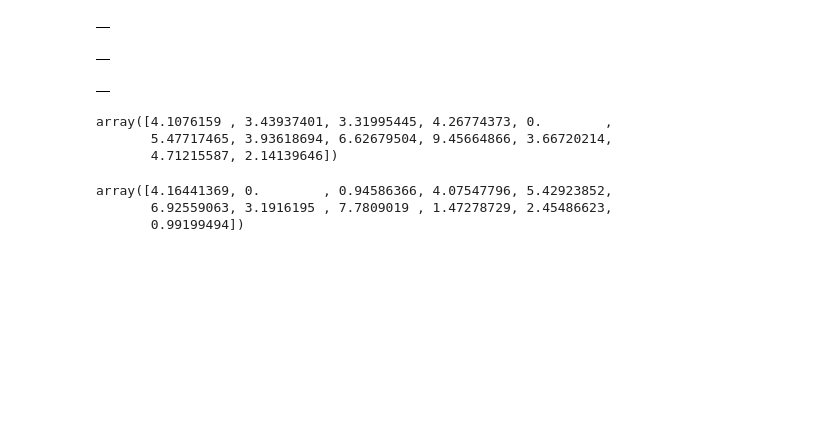
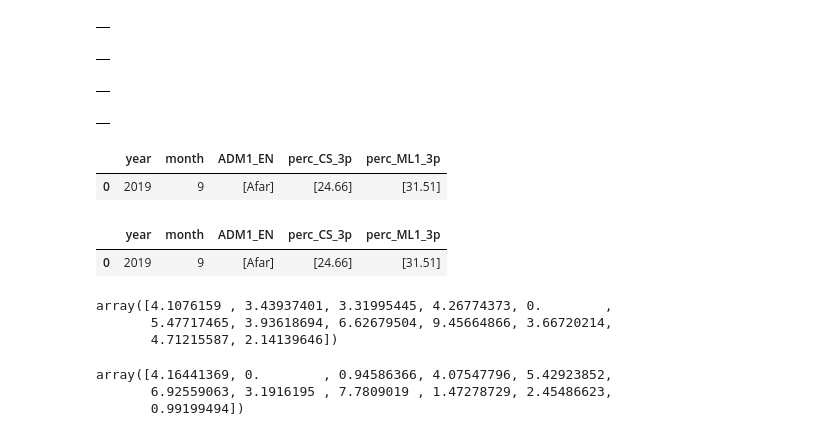
Before and after one commit to OCHA-DAP/pa-aa-food-insecurity, a Jupyter notebook: ethiopia/GlobalIPC.ipynb, the cells around one changed output. Drawn from its saved outputs; the diff is of its cells as text; code cells hidden in the pictures; blank space fills up the shorter version.

Commit message:
additional analysis
also on adm2 level

```diff
--- a/ethiopia/GlobalIPC.ipynb
+++ b/ethiopia/GlobalIPC.ipynb
@@ -110,4 +92,5 @@ df_ipcp["trigger_CS_4_2"]=df_ipcp.apply(lambda x: get_trigger(x,"CS",4,2.5),axis
 df_ipcp["trigger_CS_4_20"]=df_ipcp.apply(lambda x: get_trigger(x,"CS",4,20),axis=1)
 df_ipcp["trigger_CS_4_10"]=df_ipcp.apply(lambda x: get_trigger(x,"CS",4,10),axis=1)
 df_ipcp["trigger_ML1_4_10"]=df_ipcp.apply(lambda x: get_trigger(x,"ML1",4,10),axis=1)
+df_ipcp["trigger_ML1_4_20"]=df_ipcp.apply(lambda x: get_trigger(x,"ML1",4,20),axis=1)
 df_ipcp["trigger_CS_4_1"]=df_ipcp.apply(lambda x: get_trigger(x,"CS",4,0.1),axis=1)
@@ -114,3 +134,26 @@ df_ipcp["trigger_CS_4_1"]=df_ipcp.apply(lambda x: get_trigger(x,"CS",4,0.1),axis
+# %%
+#get yes/no for different thresholds
+df_ipcp["trigger_CS_3_20"]=df_ipcp.apply(lambda x: get_trigger(x,"CS",3,20),axis=1)
+df_ipcp["trigger_CS_3_40"]=df_ipcp.apply(lambda x: get_trigger(x,"CS",3,40),axis=1)
+df_ipcp["trigger_CS_4_2"]=df_ipcp.apply(lambda x: get_trigger(x,"CS",4,2.5),axis=1)
+df_ipcp["trigger_CS_4_20"]=df_ipcp.apply(lambda x: get_trigger(x,"CS",4,20),axis=1)
+df_ipcp["trigger_CS_4_10"]=df_ipcp.apply(lambda x: get_trigger(x,"CS",4,10),axis=1)
+df_ipcp["trigger_CS_4_1"]=df_ipcp.apply(lambda x: get_trigger(x,"CS",4,0.1),axis=1)
+df_ipcp["trigger_ML1_3_5"]=df_ipcp.apply(lambda x: get_trigger(x,"ML1",3,5),axis=1)
+df_ipcp["trigger_ML1_4_2"]=df_ipcp.apply(lambda x: get_trigger(x,"ML1",4,2.5),axis=1)
+df_ipcp["trigger_ML1_4_20"]=df_ipcp.apply(lambda x: get_trigger(x,"ML1",4,20),axis=1)
+df_ipcp["trigger_ML1_3_20"]=df_ipcp.apply(lambda x: get_trigger(x,"ML1",3,20),axis=1)
+df_ipcp["trigger_ML1_3_30"]=df_ipcp.apply(lambda x: get_trigger(x,"ML1",3,30),axis=1)
+df_ipcp["trigger_ML1_3_5ir"]=df_ipcp.apply(lambda x: get_trigger_increase_rel(x,3,5),axis=1)
+df_ipcp["trigger_ML1_3_40ir"]=df_ipcp.apply(lambda x: get_trigger_increase_rel(x,3,40),axis=1)
+df_ipcp["trigger_ML1_3_70ir"]=df_ipcp.apply(lambda x: get_trigger_increase_rel(x,3,70),axis=1)
+df_ipcp["trigger_ML1_3_5i"]=df_ipcp.apply(lambda x: get_trigger_increase(x,3,5),axis=1)
+df_ipcp["trigger_ML1_3_10i"]=df_ipcp.apply(lambda x: get_trigger_increase(x,3,10),axis=1)
+df_ipcp["trigger_ML1_3_20i"]=df_ipcp.apply(lambda x: get_trigger_increase(x,3,20),axis=1)
+df_ipcp["trigger_ML1_3_30i"]=df_ipcp.apply(lambda x: get_trigger_increase(x,3,30),axis=1)
+df_ipcp["trigger_ML1_3_40i"]=df_ipcp.apply(lambda x: get_trigger_increase(x,3,40),axis=1)
+df_ipcp["trigger_ML1_3_50i"]=df_ipcp.apply(lambda x: get_trigger_increase(x,3,50),axis=1)
+df_ipcp["trigger_ML1_3_70i"]=df_ipcp.apply(lambda x: get_trigger_increase(x,3,70),axis=1)
 # %%
 for c in [f"CS_{i}" for i in range(1,6)]+[f"ML1_{i}" for i in range(1,6)]:
     status=c.split("_")[0]
@@ -156,6 +199,40 @@ display(df_an7.groupby(['year', 'month'], as_index=False)['ADM1_EN'].agg(lambda
 dict_an["an7"]={"df":df_an7,"trig_cols":["ML1_4"],"desc":"ML14+ at 10% (current situation)"}
 # %% [output]
 |  |
+# %%
+#Analysis: ML14+ at 20% (current situation)
+df_an8 = df_ipcp.loc[df_ipcp['trigger_ML1_4_20']==1]
+display(df_an8.groupby(['year', 'month'], as_index=False)['ADM1_EN'].agg(lambda x: list(x)))
+dict_an["an8"]={"df":df_an8,"trig_cols":["ML1_4"],"desc":"ML14+ at 20% (current situation)"}
+# %% [output]
+|  |
+# %%
+#calculate percentage of population per status and level
+for status in ["CS","ML1","ML2"]:
+    for i in range(1,6):
+        c=f"{status}_{i}"
+        df_ipcp[f"perc_{c}"]=df_ipcp[c]/df_ipcp[f"pop_{status}"]*100
+    df_ipcp[f"perc_{status}_3p"]=(df_ipcp[[f"{status}_{i}" for i in range(3,6)]].sum(axis=1)/df_ipcp[f"pop_{status}"]*100).round(2)
+# %%
+#Analysis 10: At least 20% of ADMIN1 population currently at IPC3+  AND5% increase in ADMIN1 pop. projected in IPC3+ in 3 months
+df_an10 = df_ipcp.loc[(df_ipcp["trigger_CS_3_20"]==1) & (df_ipcp["trigger_ML1_3_5i"]==1)]
+# df_an1 = df_ipc.loc[(df_ipc['trigger_CS_3_20']==1)&(df_ipc['trigger_ML1_4_2']==1)]
+# display(df_an9[["date","ADM1_EN","perc_ML1_3","perc_ML1_4","perc_CS_3","perc_CS_4","CS_3","CS_4","ML1_3","ML1_4","ML1_i","ML1_i2"]])
+display(df_an10.groupby(['year', 'month'], as_index=False)['ADM1_EN','perc_CS_3p','perc_ML1_3p'].agg(lambda x: list(x)))
+dict_an["an10"]={"df":df_an10,"trig_cols":["ML1_3","CS_3","CS_4","ML1_4"],"desc":"At least 20% of ADMIN1 population currently at IPC3+  AND5% increase in ADMIN1 pop. projected in IPC3+ in 3 months"}
+# %% [output]
+|  | year | month | ADM1_EN | perc_CS_3p | perc_ML1_3p |
+| 0 | 2019 | 9 | [Afar] | [24.66] | [31.51] |
+# %%
+#Analysis 10: At least 20% of ADMIN1 population currently at IPC3+  AND5% increase in ADMIN1 pop. projected in IPC3+ in 3 months
+df_an10 = df_ipcp.loc[(df_ipcp["trigger_ML1_3_20"]==1) & (df_ipcp["trigger_ML1_3_5i"]==1)]
+# df_an1 = df_ipc.loc[(df_ipc['trigger_CS_3_20']==1)&(df_ipc['trigger_ML1_4_2']==1)]
+# display(df_an9[["date","ADM1_EN","perc_ML1_3","perc_ML1_4","perc_CS_3","perc_CS_4","CS_3","CS_4","ML1_3","ML1_4","ML1_i","ML1_i2"]])
+display(df_an10.groupby(['year', 'month'], as_index=False)['ADM1_EN','perc_CS_3p','perc_ML1_3p'].agg(lambda x: list(x)))
+dict_an["an10"]={"df":df_an10,"trig_cols":["ML1_3","CS_3","CS_4","ML1_4"],"desc":"At least 20% of ADMIN1 population currently at IPC3+  AND5% increase in ADMIN1 pop. projected in IPC3+ in 3 months"}
+# %% [output]
+|  | year | month | ADM1_EN | perc_CS_3p | perc_ML1_3p |
+| 0 | 2019 | 9 | [Afar] | [24.66] | [31.51] |
 # %%
 # #Analysis: IPC3+ at 10% (current situation)
 # df_snCS420 = df_ipcp.loc[df_ipcp['trigger_CS_3_20']==1]
```
Also changed, not shown: parts of 63 cells of this notebook.
